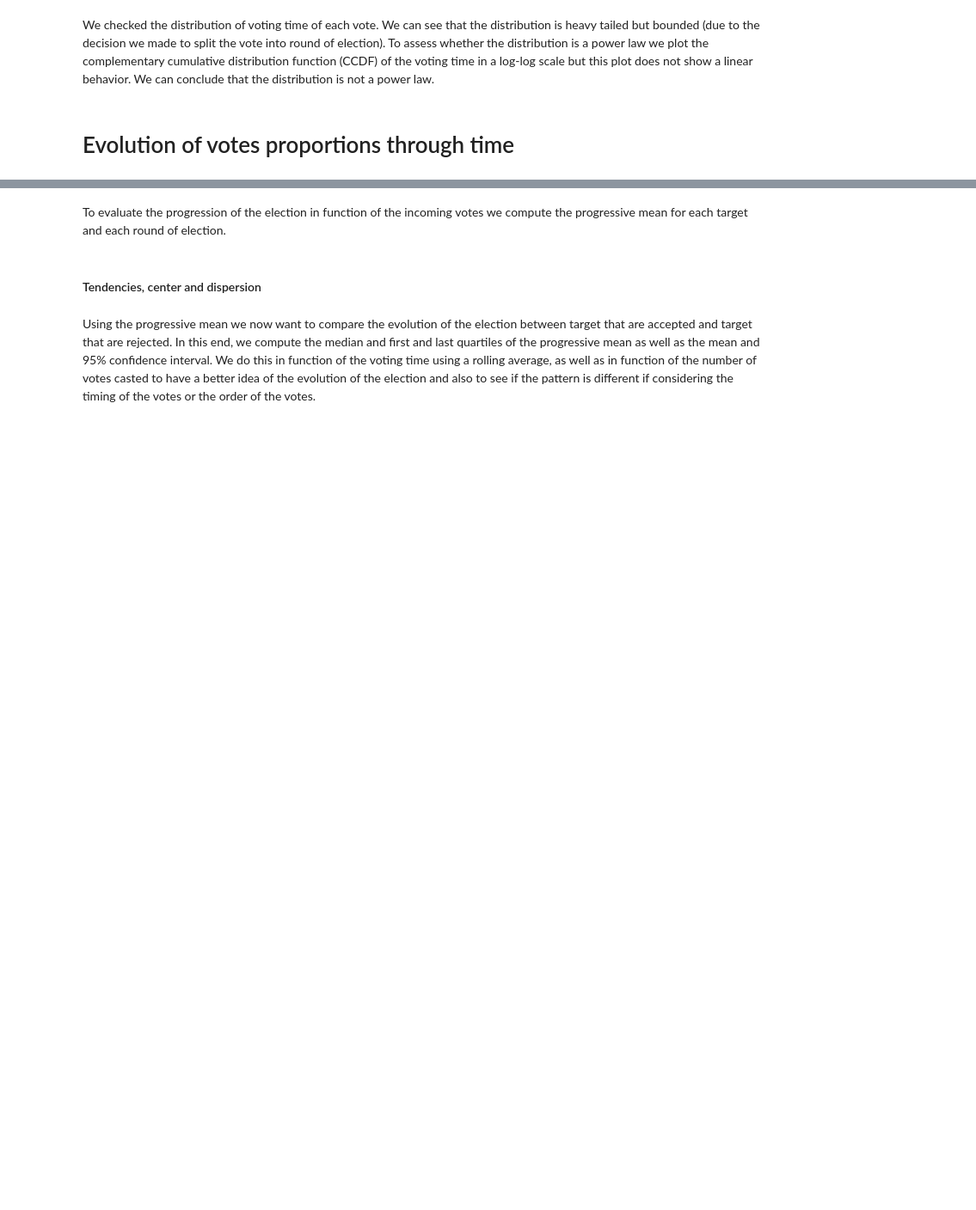
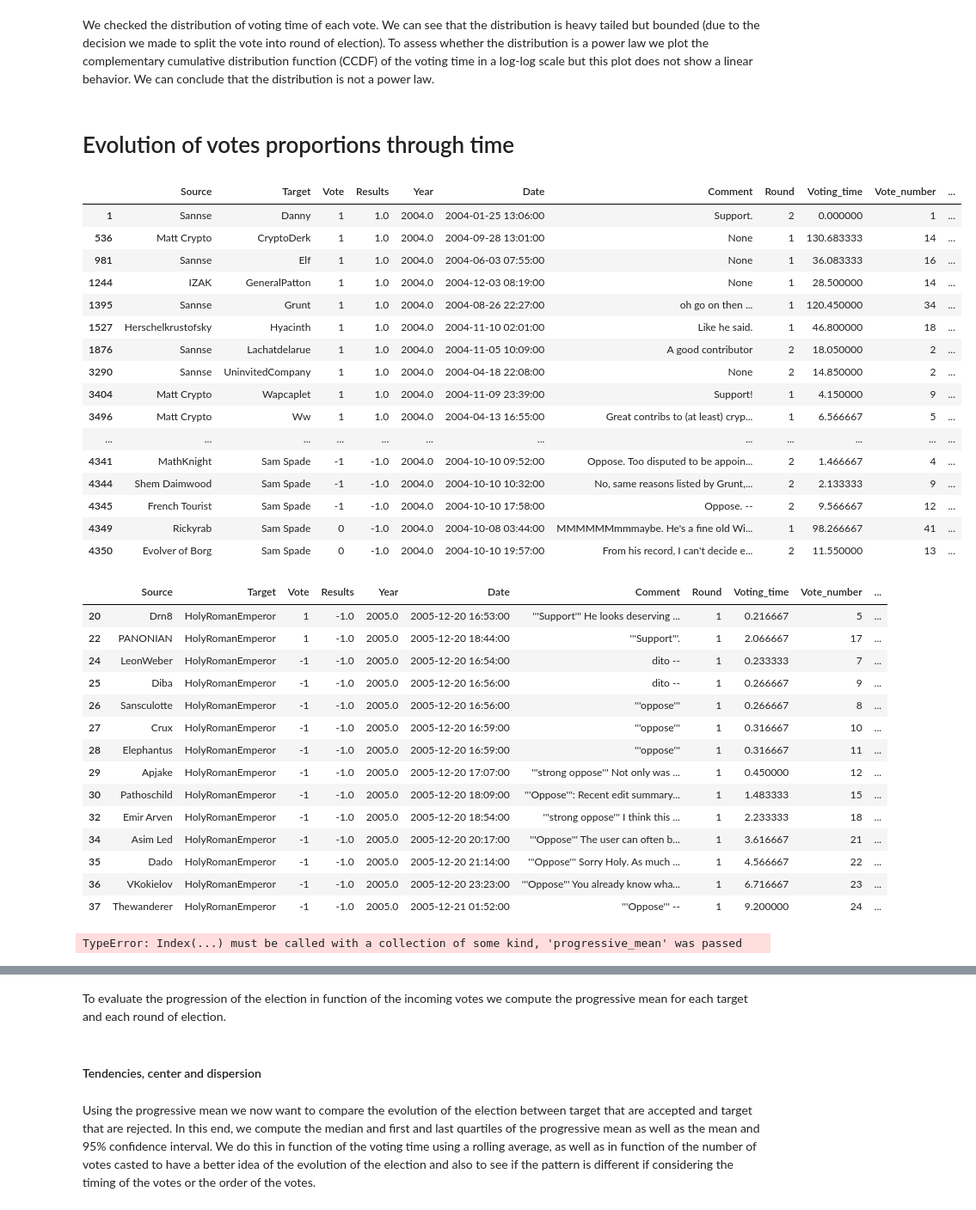
Before and after one commit to epfl-ada/ada-2023-project-abracadabra, a Jupyter notebook: P3_Emma.ipynb, the cells around one changed output, grey strips where cells are left out. Shown at 86% size. Cells and saved outputs as stored; diff of their text form; code cells hidden in the pictures; blank space fills up the shorter version.

Commit message:
per community

```diff
--- a/time_series2.ipynb
+++ b/P3_Emma.ipynb
@@ -24,0 +27,6 @@ We extract the votes data, then separat them into round of election based on the
+# %%
+# Communities of interest
+communities = [[2004, 2], [2005, 3], [2013, 0]]
+
+df_vote_evolution_comm = add_comm_to_df(df_vote_evolution)
+df_vote_evolution_comm
@@ -37,0 +53,10 @@ cdf_voting_time(df_vote_evolution)
+# %%
+# Distribution of votes in round of election
+pdf_voting_time(df_vote_evolution)
+cdf_voting_time(df_vote_evolution)
+
+# Per community
+for year, comm in communities:
+    df_comm = df_vote_evolution_comm[(df_vote_evolution_comm['Year'] == year) & (df_vote_evolution_comm['Community'] == comm)]
+    pdf_voting_time(df_comm, 'comm_' + str(year) + '_' + str(comm))
+    cdf_voting_time(df_comm, 'comm_' + str(year) + '_' + str(comm))
@@ -39,6 +67,65 @@ cdf_voting_time(df_vote_evolution)
 We checked the distribution of voting time of each vote. We can see that the distribution is heavy tailed but bounded (due to the decision we made to split the vote into round of election). To assess whether the distribution is a power law we plot the complementary cumulative distribution function (CCDF) of the voting time in a log-log scale but this plot does not show a linear behavior. We can conclude that the distribution is not a power law.
 # %% [markdown]
 # Evolution of votes proportions through time
+# %%
+# Per community
+def get_progressive_mean_comm(df, communities):
+    """ Compute the progressive mean of the votes of a specific community in each round (i.e. the mean of the votes at each time step)
+
+    Args:
+        df (pd.DataFrame): Dataframe containing the data of the votes
+
+    Returns:
+        df (pd.DataFrame): Dataframe containing the data of the votes with the progressive mean of the votes in each round
+    """
+    df_by_year = pd.DataFrame()
+
+    for year, comm in communities:
+        df_comm = df[(df['Year'] == year) & (df['Community'] == comm)]
+        comments = df_comm.Comment
+        for com in comments:
+            print(com)
+        df_comm = get_progressive_mean(df_comm)
+        df_by_year = pd.concat([df_by_year, df_comm])
+
+    return df_by_year
+
+df_vote_evolution_comm = get_progressive_mean_comm(df_vote_evolution_comm, communities)
+df_vote_evolution_comm.sample(5)
+# %% [output]
+|  | Source | Target | Vote | Results | Year | Date | Comment | Round | Voting_time | Vote_number | ... |
+| 1 | Sannse | Danny | 1 | 1.0 | 2004.0 | 2004-01-25 13:06:00 | Support. | 2 | 0.000000 | 1 | ... |
+| 536 | Matt Crypto | CryptoDerk | 1 | 1.0 | 2004.0 | 2004-09-28 13:01:00 | None | 1 | 130.683333 | 14 | ... |
+| 981 | Sannse | Elf | 1 | 1.0 | 2004.0 | 2004-06-03 07:55:00 | None | 1 | 36.083333 | 16 | ... |
+| 1244 | IZAK | GeneralPatton | 1 | 1.0 | 2004.0 | 2004-12-03 08:19:00 | None | 1 | 28.500000 | 14 | ... |
+| 1395 | Sannse | Grunt | 1 | 1.0 | 2004.0 | 2004-08-26 22:27:00 | oh go on then ... | 1 | 120.450000 | 34 | ... |
+| 1527 | Herschelkrustofsky | Hyacinth | 1 | 1.0 | 2004.0 | 2004-11-10 02:01:00 | Like he said. | 1 | 46.800000 | 18 | ... |
+| 1876 | Sannse | Lachatdelarue | 1 | 1.0 | 2004.0 | 2004-11-05 10:09:00 | A good contributor | 2 | 18.050000 | 2 | ... |
+| 3290 | Sannse | UninvitedCompany | 1 | 1.0 | 2004.0 | 2004-04-18 22:08:00 | None | 2 | 14.850000 | 2 | ... |
+| 3404 | Matt Crypto | Wapcaplet | 1 | 1.0 | 2004.0 | 2004-11-09 23:39:00 | Support! | 1 | 4.150000 | 9 | ... |
+| 3496 | Matt Crypto | Ww | 1 | 1.0 | 2004.0 | 2004-04-13 16:55:00 | Great contribs to (at least) cryp... | 1 | 6.566667 | 5 | ... |
+| ... | ... | ... | ... | ... | ... | ... | ... | ... | ... | ... | ... |
+| 4341 | MathKnight | Sam Spade | -1 | -1.0 | 2004.0 | 2004-10-10 09:52:00 | Oppose. Too disputed to be appoin... | 2 | 1.466667 | 4 | ... |
+| 4344 | Shem Daimwood | Sam Spade | -1 | -1.0 | 2004.0 | 2004-10-10 10:32:00 | No, same reasons listed by Grunt,... | 2 | 2.133333 | 9 | ... |
+| 4345 | French Tourist | Sam Spade | -1 | -1.0 | 2004.0 | 2004-10-10 17:58:00 | Oppose. -- | 2 | 9.566667 | 12 | ... |
+| 4349 | Rickyrab | Sam Spade | 0 | -1.0 | 2004.0 | 2004-10-08 03:44:00 | MMMMMMmmmaybe. He's a fine old Wi... | 1 | 98.266667 | 41 | ... |
+| 4350 | Evolver of Borg | Sam Spade | 0 | -1.0 | 2004.0 | 2004-10-10 19:57:00 | From his record, I can't decide e... | 2 | 11.550000 | 13 | ... |
+|  | Source | Target | Vote | Results | Year | Date | Comment | Round | Voting_time | Vote_number | ... |
+| 20 | Drn8 | HolyRomanEmperor | 1 | -1.0 | 2005.0 | 2005-12-20 16:53:00 | '''Support''' He looks deserving ... | 1 | 0.216667 | 5 | ... |
+| 22 | PANONIAN | HolyRomanEmperor | 1 | -1.0 | 2005.0 | 2005-12-20 18:44:00 | '''Support'''. | 1 | 2.066667 | 17 | ... |
+| 24 | LeonWeber | HolyRomanEmperor | -1 | -1.0 | 2005.0 | 2005-12-20 16:54:00 | dito -- | 1 | 0.233333 | 7 | ... |
+| 25 | Diba | HolyRomanEmperor | -1 | -1.0 | 2005.0 | 2005-12-20 16:56:00 | dito -- | 1 | 0.266667 | 9 | ... |
+| 26 | Sansculotte | HolyRomanEmperor | -1 | -1.0 | 2005.0 | 2005-12-20 16:56:00 | '''oppose''' | 1 | 0.266667 | 8 | ... |
+| 27 | Crux | HolyRomanEmperor | -1 | -1.0 | 2005.0 | 2005-12-20 16:59:00 | '''oppose''' | 1 | 0.316667 | 10 | ... |
+| 28 | Elephantus | HolyRomanEmperor | -1 | -1.0 | 2005.0 | 2005-12-20 16:59:00 | '''oppose''' | 1 | 0.316667 | 11 | ... |
+| 29 | Apjake | HolyRomanEmperor | -1 | -1.0 | 2005.0 | 2005-12-20 17:07:00 | '''strong oppose''' Not only was ... | 1 | 0.450000 | 12 | ... |
+| 30 | Pathoschild | HolyRomanEmperor | -1 | -1.0 | 2005.0 | 2005-12-20 18:09:00 | '''Oppose''': Recent edit summary... | 1 | 1.483333 | 15 | ... |
+| 32 | Emir Arven | HolyRomanEmperor | -1 | -1.0 | 2005.0 | 2005-12-20 18:54:00 | '''strong oppose''' I think this ... | 1 | 2.233333 | 18 | ... |
+| 34 | Asim Led | HolyRomanEmperor | -1 | -1.0 | 2005.0 | 2005-12-20 20:17:00 | '''Oppose''' The user can often b... | 1 | 3.616667 | 21 | ... |
+| 35 | Dado | HolyRomanEmperor | -1 | -1.0 | 2005.0 | 2005-12-20 21:14:00 | '''Oppose''' Sorry Holy. As much ... | 1 | 4.566667 | 22 | ... |
+| 36 | VKokielov | HolyRomanEmperor | -1 | -1.0 | 2005.0 | 2005-12-20 23:23:00 | '''Oppose''' You already know wha... | 1 | 6.716667 | 23 | ... |
+| 37 | Thewanderer | HolyRomanEmperor | -1 | -1.0 | 2005.0 | 2005-12-21 01:52:00 | '''Oppose''' -- | 1 | 9.200000 | 24 | ... |
+TypeError: Index(...) must be called with a collection of some kind, 'progressive_mean' was passed
 # %%
 df_vote_evolution = get_progressive_mean(df_vote_evolution)
 df_vote_evolution.sample(5)
```
Also changed, not shown: parts of 8 cells of this notebook, 1 other file.
